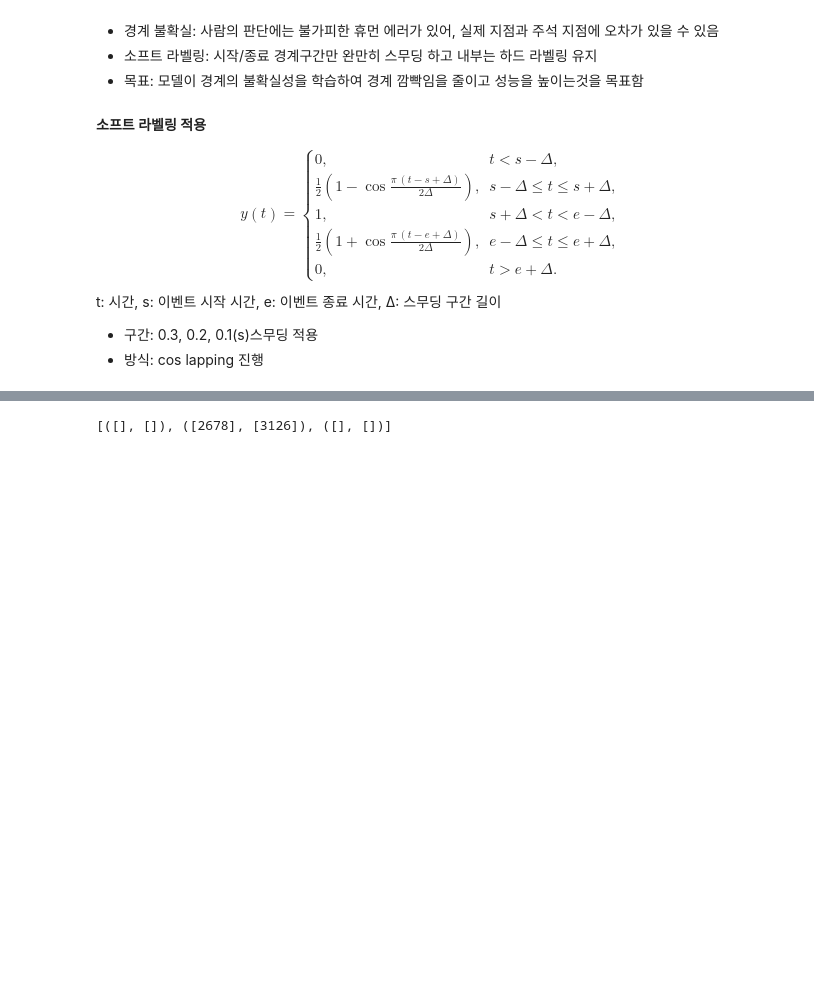
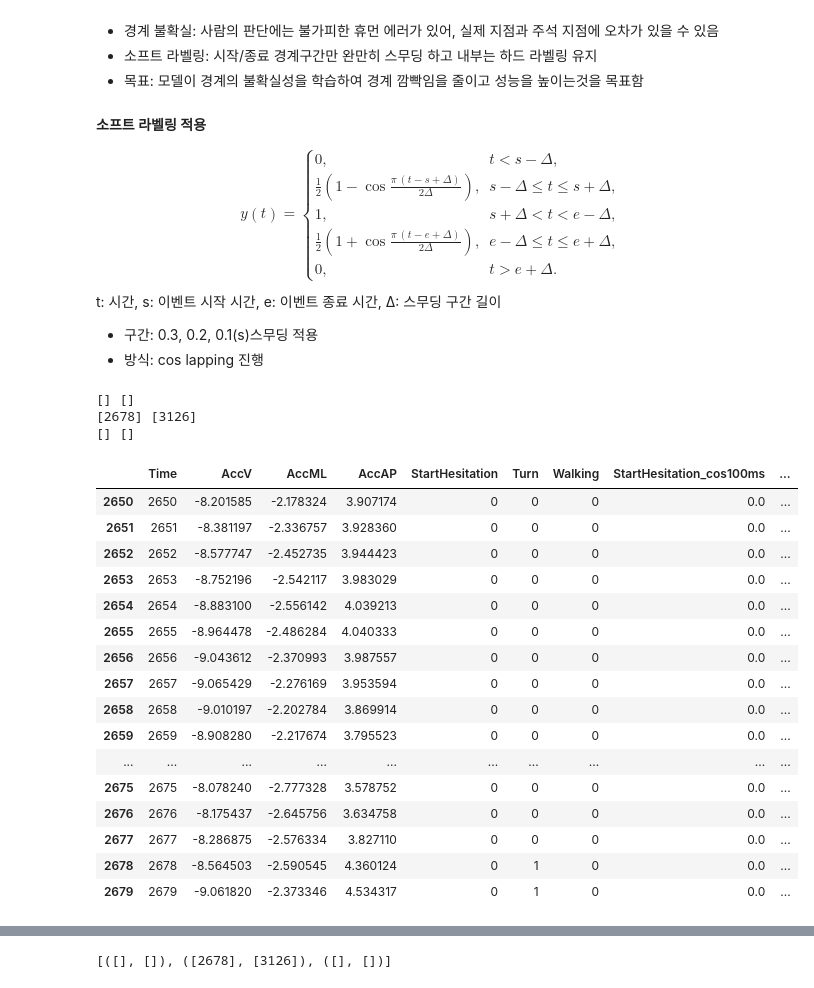
Before and after one commit to keulreobeu/jinholee_Portfolio, a Jupyter notebook: Parkinson's Freezing of Gait Prediction/Data_Preprocessing.ipynb, the cells around one changed output, grey strips where cells are left out. Drawn from its saved outputs; the diff is of its cells as text; code cells hidden in the pictures; blank space fills up the shorter version.

```diff
--- a/Parkinson's Freezing of Gait Prediction/Data_Preprocessing.ipynb
+++ b/Parkinson's Freezing of Gait Prediction/Data_Preprocessing.ipynb
@@ -49,4 +50,14 @@ def search_boundary(a):
     starts = point[a[point] == 1].astype(int).tolist()
     ends = point[a[point] == 0].astype(int).tolist()
     return starts, ends
+# %%
+def cosine_up(len):
+    trans = np.linspace(0, np.pi, len + 1, endpoint=True)
+    up = (1 - np.cos(trans)) / 2.0
+    return up[:-1]
+
+def cosine_dn(len):
+    trans = np.linspace(0, np.pi, len + 1, endpoint=True)
+    dn = (1 + np.cos(trans)) / 2.0
+    return dn[1:]
 # %%
@@ -53,0 +104,40 @@ def smoding(df, col, start_idxs, end_idxs):
+# %%
+def apply_cosine(df, cols, hz=100, interval=0.2):
+    out_df = df.copy()
+    for c in cols:
+        sm_dict = smooding(out_df[c].astype(int), hz, interval)
+        for suff, s in sm_dict.items():
+            out_df[c + suff] = s
+
+    return out_df
+# %%
+cols = ['StartHesitation','Turn','Walking']
+for col in cols:
+    s, e = search_boundary(test_df[col])
+    print(s, e)
+# %% [output]
+[] []
+[2678] [3126]
+[] []
+# %%
+cols = ['StartHesitation','Turn','Walking']
+test_df2 = apply_cosine(test_df, cols,hz=128, interval=0.1)
+test_df2[2650:2680]
+# %% [output]
+|  | Time | AccV | AccML | AccAP | StartHesitation | Turn | Walking | StartHesitation_cos100ms | ... |
+| 2650 | 2650 | -8.201585 | -2.178324 | 3.907174 | 0 | 0 | 0 | 0.0 | ... |
+| 2651 | 2651 | -8.381197 | -2.336757 | 3.928360 | 0 | 0 | 0 | 0.0 | ... |
+| 2652 | 2652 | -8.577747 | -2.452735 | 3.944423 | 0 | 0 | 0 | 0.0 | ... |
+| 2653 | 2653 | -8.752196 | -2.542117 | 3.983029 | 0 | 0 | 0 | 0.0 | ... |
+| 2654 | 2654 | -8.883100 | -2.556142 | 4.039213 | 0 | 0 | 0 | 0.0 | ... |
+| 2655 | 2655 | -8.964478 | -2.486284 | 4.040333 | 0 | 0 | 0 | 0.0 | ... |
+| 2656 | 2656 | -9.043612 | -2.370993 | 3.987557 | 0 | 0 | 0 | 0.0 | ... |
+| 2657 | 2657 | -9.065429 | -2.276169 | 3.953594 | 0 | 0 | 0 | 0.0 | ... |
+| 2658 | 2658 | -9.010197 | -2.202784 | 3.869914 | 0 | 0 | 0 | 0.0 | ... |
+| 2659 | 2659 | -8.908280 | -2.217674 | 3.795523 | 0 | 0 | 0 | 0.0 | ... |
+| ... | ... | ... | ... | ... | ... | ... | ... | ... | ... |
+| 2675 | 2675 | -8.078240 | -2.777328 | 3.578752 | 0 | 0 | 0 | 0.0 | ... |
+| 2676 | 2676 | -8.175437 | -2.645756 | 3.634758 | 0 | 0 | 0 | 0.0 | ... |
+| 2677 | 2677 | -8.286875 | -2.576334 | 3.827110 | 0 | 0 | 0 | 0.0 | ... |
+| 2678 | 2678 | -8.564503 | -2.590545 | 4.360124 | 0 | 1 | 0 | 0.0 | ... |
+| 2679 | 2679 | -9.061820 | -2.373346 | 4.534317 | 0 | 1 | 0 | 0.0 | ... |
```
Also changed, not shown: parts of 5 cells of this notebook.
